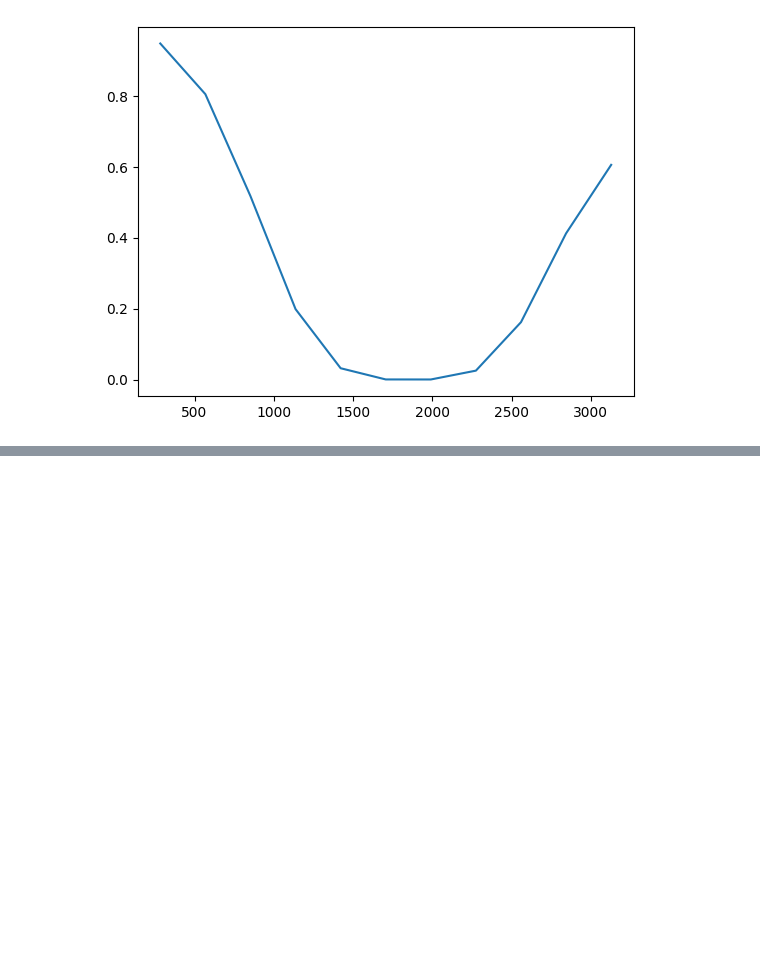
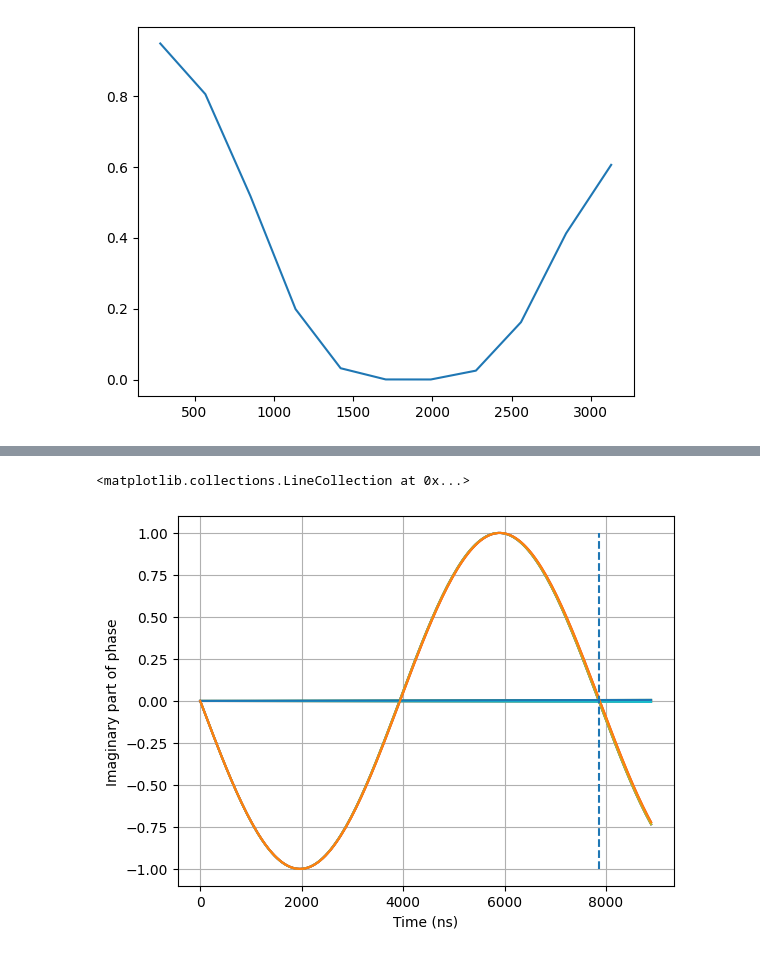
Before and after one commit to kapil-d/transmon-sim, a Jupyter notebook: two_transmon_gates.ipynb, the cells around one changed output, grey strips where cells are left out. Drawn from its saved outputs; the diff is of its cells as text; code cells hidden in the pictures; blank space fills up the shorter version.

```diff
--- a/two_transmon_gates.ipynb
+++ b/two_transmon_gates.ipynb
@@ -922,0 +1033,50 @@ array([[-3.06691522e+01,  0.00000000e+00,  0.00000000e+00,
+# %%
+H_uncoupled_dressed = (np.kron(Transmon.H_transmon(3, -(-w1- (0.004**2/Δ12)-zz2), d1),np.eye(3, dtype=complex))
+                + np.kron(np.eye(3,dtype=complex), Transmon.H_transmon(3, -(-w2 + (0.004**2/Δ12)-zz2), d1)))
+#convert to dressed basis ladder ordering from kronecker ordering (order basis by energy instead of kronecker)
+H_uncoupled_dressed = np.diag(np.linalg.eigh(H_uncoupled_dressed)[0])
+
+uncoupled_dressed_frame_solver = Solver(
+    static_hamiltonian = H_diag, hamiltonian_operators=[H_drive_dressed_q1, H_drive_dressed_q2],
+    #rotating_frame=Operator(self.H_system), rwa_carrier_freqs= [self.q1.w, self.q2.w],
+    rotating_frame=H_uncoupled_dressed, rwa_carrier_freqs= [system2.w_d2, system2.w_d1],
+    #hamiltonian_channels=['d0', 'd1'], channel_carrier_freqs={'d0': self.q1.w, 'd1': self.q2.w}, dt=dt
+    hamiltonian_channels=['d0', 'd1'], channel_carrier_freqs={'d0': system2.w_d2, 'd1': system2.w_d1}, dt=dt
+)
+uncoupled_dressed_frame_solver_jax = Solver(
+    static_hamiltonian = H_diag, hamiltonian_operators=[H_drive_dressed_q1, H_drive_dressed_q2],
+    #rotating_frame=Operator(self.H_system), rwa_carrier_freqs= [self.q1.w, self.q2.w],
+    rotating_frame=H_uncoupled_dressed, rwa_carrier_freqs= [system2.w_d2, system2.w_d1],
+    #hamiltonian_channels=['d0', 'd1'], channel_carrier_freqs={'d0': self.q1.w, 'd1': self.q2.w}, dt=dt
+    hamiltonian_channels=['d0', 'd1'], channel_carrier_freqs={'d0': system2.w_d2, 'd1': system2.w_d1}, dt=dt,
+    array_library='jax'
+)
+
+def free_evol_unitary_test2(τ):
+    with pulse.build() as free_evol:
+        pulse.delay(τ, pulse.DriveChannel(0))
+        pulse.delay(τ, pulse.DriveChannel(1))
+        #pulse.call(system.q2.X_gate)
+    FE_sol = uncoupled_dressed_frame_solver.solve(t_span=[0., free_evol.duration*system.dt],
+                                                y0 = np.eye(9, dtype=complex), signals=free_evol, atol=1e-8, rtol=1e-8)
+    return FE_sol
+
+FE_sol2 = free_evol_unitary_test2(40000)
+#heatmap2d(project_dressed_qubit_basis(FE_sol.y[-1]))
+im_diags2 = [np.imag(np.diag(project_dressed_qubit_basis(arr))) for arr in FE_sol2.y]
+plt.plot(FE_sol2.t, im_diags2)
+plt.ylabel('Imaginary part of phase')
+plt.xlabel('Time (ns)')
+plt.grid()
+
+ZZmat = np.kron(np.array([[1, 0],[0,-1]]), np.array([[1, 0],[0,-1]]))
+def ZZ_unitary(t):
+    return expm(-1j*((np.eye(4) + ZZmat)/2)*(2*np.pi)*zz2*t)
+
+ZZ_evols = [np.imag(np.diag(ZZ_unitary(t))) for t in FE_sol2.t]
+plt.plot(FE_sol2.t, ZZ_evols, label='predicted ZZ')
+plt.plot(FE_sol2.t, im_diags2)
+plt.vlines((1/zz2), -1, 1, linestyles='--')
+# %% [output]
+<matplotlib.collections.LineCollection at 0x...>
+[figure, added]
```
Also changed, not shown: parts of 44 cells of this notebook.
